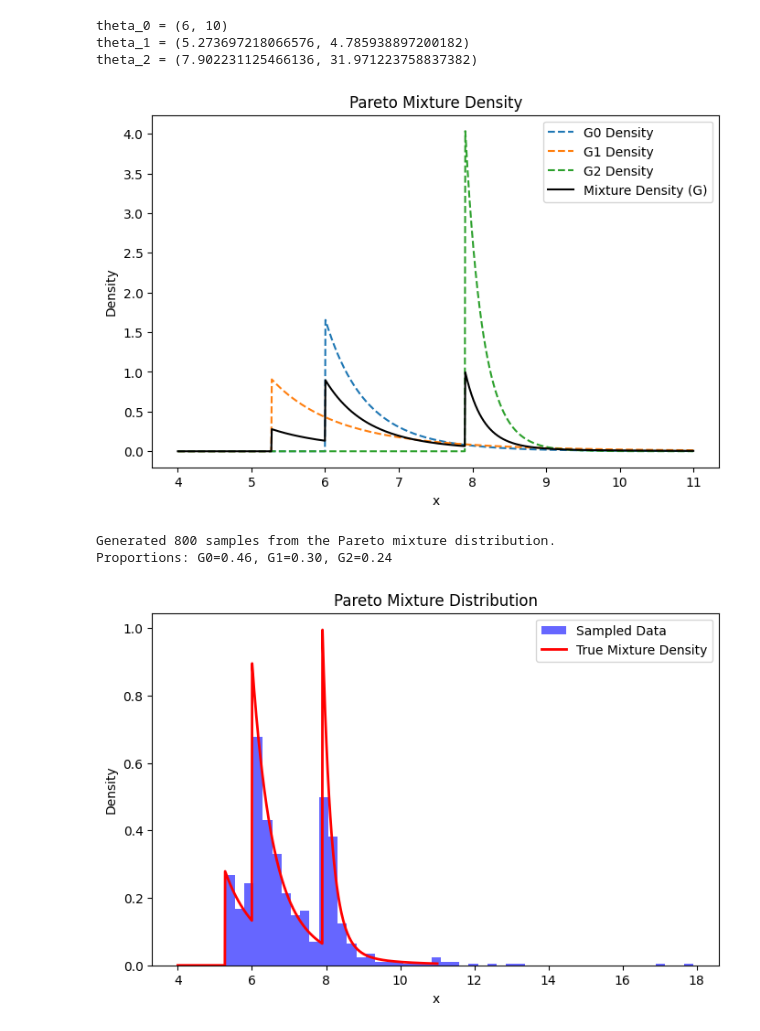
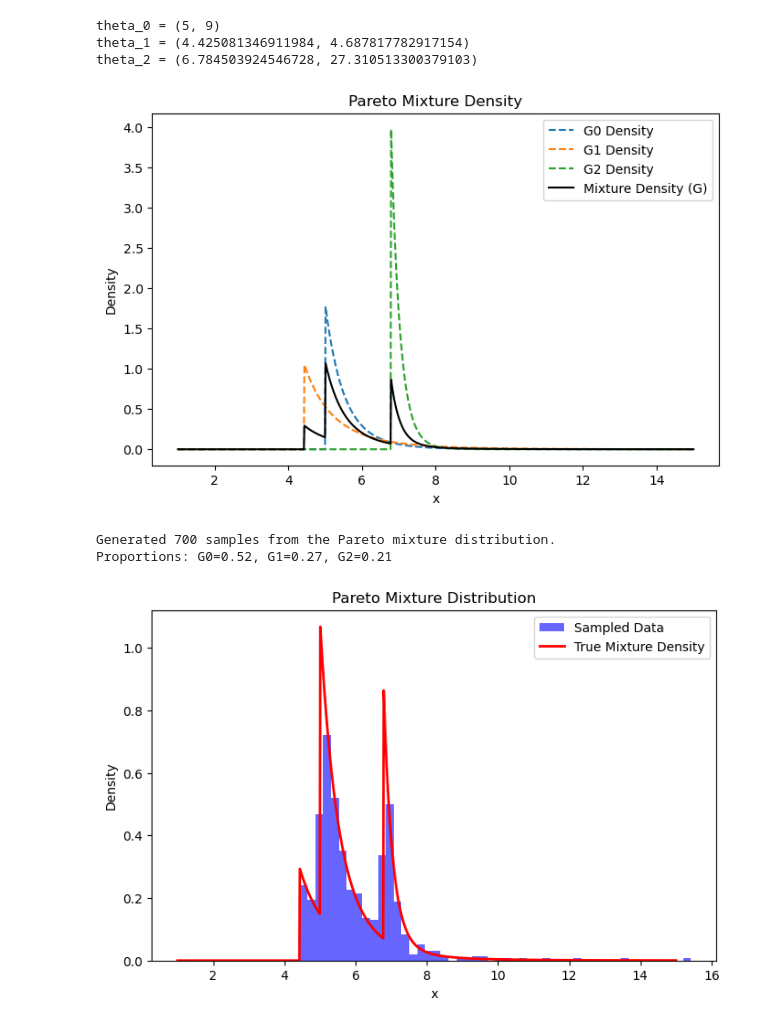
Before and after one commit to robertmackevic/pnp, a Jupyter notebook: lab3/nonparametric-density-estimation.ipynb, the cells around one changed output. Drawn from its saved outputs; the diff is of its cells as text; code cells hidden in the pictures.

```diff
--- a/lab3/nonparametric-density-estimation.ipynb
+++ b/lab3/nonparametric-density-estimation.ipynb
@@ -21,9 +27,9 @@ from lab3.src import (
 
 seed_everything(42)
 # %%
-N = 6
-S = 8
-I1 = 5
+N = 5
+S = 7
+I1 = 7
 I2 = 4
 
 alpha_1 = 0.1
@@ -47,10 +53,6 @@ pi_1 = S / (1 + I1 + 2 * N + S)
 pi_2 = N / (1 + I1 + 2 * N + S)
 pi_0 = 1 - pi_1 - pi_2
 
-n_samples_1 = 100 * (2 + N)
-n_samples_2 = 10 * (2 + N)
-n_samples = n_samples_1
-
 print(f"""
 N = {N}
 S = {S}
@@ -65,7 +67,6 @@ pi_1 = {pi_1}
 pi_2 = {pi_2}
 pi_0 = {pi_0}
 l = {l}
-n_samples = {n_samples}
 thetas = {thetas}
 """)
 # %% [output]
@@ -104,11 +104,11 @@ theta_1 = {theta_1}
 theta_2 = {theta_2}
 """)
 # %% [output]
-theta_0 = (6, 10)
-theta_1 = (5.273697218066576, 4.785938897200182)
-theta_2 = (7.902231125466136, 31.971223758837382)
+theta_0 = (5, 9)
+theta_1 = (4.425081346911984, 4.687817782917154)
+theta_2 = (6.784503924546728, 27.310513300379103)
 # %%
-x_grid = np.linspace(4, 11, 1000)
+x_grid = np.linspace(1, 15, 1000)
 G0_density = stats.pareto.pdf(x_grid, b=theta_0[1], scale=theta_0[0])
 G1_density = stats.pareto.pdf(x_grid, b=theta_1[1], scale=theta_1[0])
 G2_density = stats.pareto.pdf(x_grid, b=theta_2[1], scale=theta_2[0])
@@ -125,35 +125,37 @@ plt.legend()
 plt.title("Pareto Mixture Density")
 plt.show()
 # %% [output]
-[figure, old version]
+[figure, new version]
 # %%
+n_samples = 100 * (2 + N)
 component_indices = np.random.choice([0, 1, 2], size=n_samples, p=[pi_0, pi_1, pi_2])
 
 samples = np.zeros(n_samples)
+
 samples[component_indices == 0] = stats.pareto.rvs(b=theta_0[1], scale=theta_0[0], size=(component_indices == 0).sum())
 samples[component_indices == 1] = stats.pareto.rvs(b=theta_1[1], scale=theta_1[0], size=(component_indices == 1).sum())
 samples[component_indices == 2] = stats.pareto.rvs(b=theta_2[1], scale=theta_2[0], size=(component_indices == 2).sum())
 
 print(f"Generated {n_samples} samples from the Pareto mixture distribution.")
 
 prop_0 = np.mean(component_indices == 0)
 prop_1 = np.mean(component_indices == 1)
 prop_2 = np.mean(component_indices == 2)
 
 print(f"Proportions: G0={prop_0:.2f}, G1={prop_1:.2f}, G2={prop_2:.2f}")
 
 plt.figure(figsize=(8, 5))
-plt.hist(samples, bins=50, density=True, alpha=0.6, color="blue", label="Sampled Data")
+plt.hist(samples, bins=50, density=True, alpha=0.6, color='blue', label="Sampled Data")
 plt.plot(x_grid, G_density, label="True Mixture Density", color="red", linewidth=2)
 plt.xlabel("x")
 plt.ylabel("Density")
 plt.legend()
 plt.title("Pareto Mixture Distribution")
 plt.show()
 # %% [output]
-Generated 800 samples from the Pareto mixture distribution.
-Proportions: G0=0.46, G1=0.30, G2=0.24
+Generated 700 samples from the Pareto mixture distribution.
+Proportions: G0=0.52, G1=0.27, G2=0.21
-[figure, old version]
+[figure, new version]
 # %%
 data = samples.copy()
 
```
Also changed, not shown: parts of 8 cells of this notebook, 1 other file.
